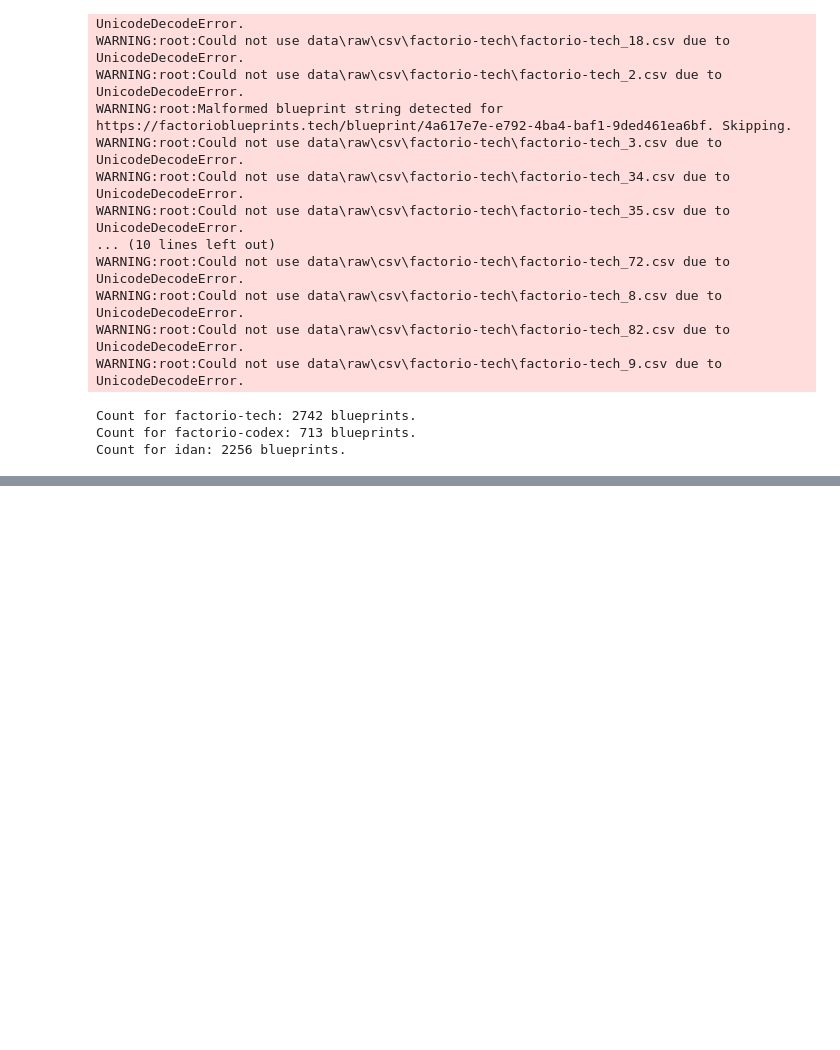
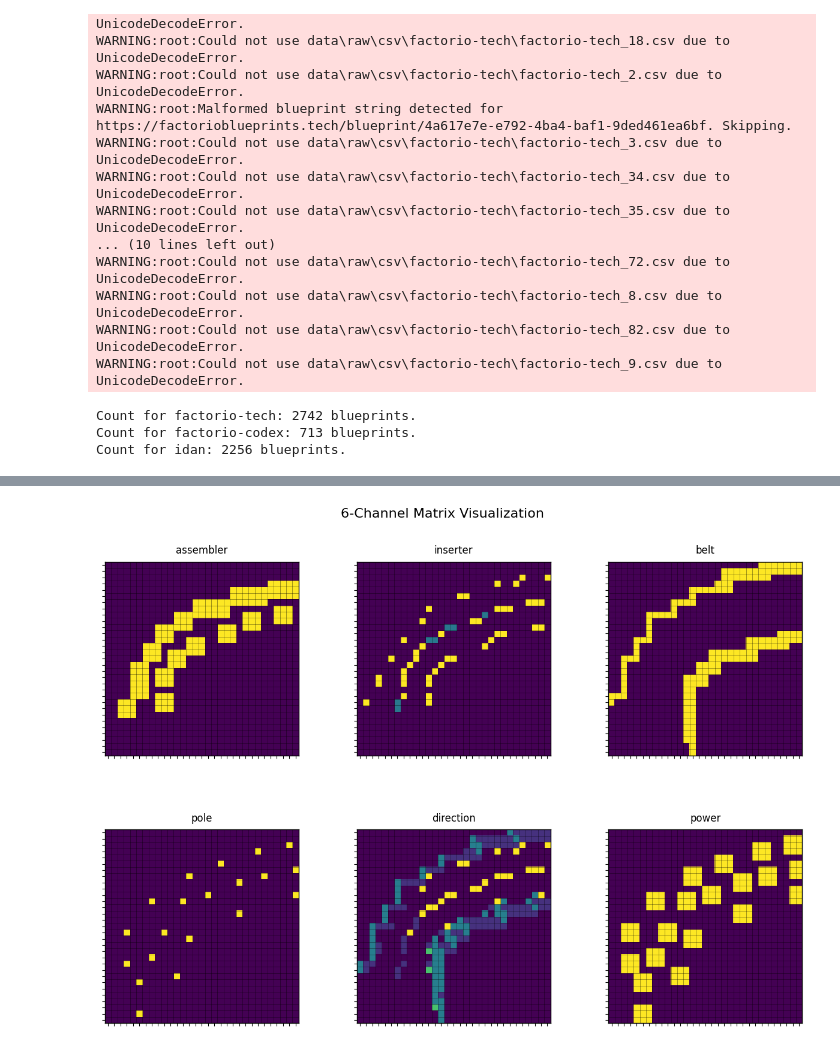
Before and after one commit to A-Vaillant/factorio-working-group, a Jupyter notebook: pipeline.ipynb, the cells around one changed output, grey strips where cells are left out. Drawn from its saved outputs; the diff is of its cells as text; code cells hidden in the pictures; blank space fills up the shorter version.

```diff
--- a/pipeline.ipynb
+++ b/pipeline.ipynb
@@ -57,3 +85,10 @@ NameError: name '__dict__' is not defined
+# %%
+from src.visualization import visualize_multichannel_matrix
+
+i = lll[2].get_matrix(dims=(30,30), repr_version=2)
+fig = visualize_multichannel_matrix(i)
+# %% [output]
+[figure, added]
 # %%
 from src.pipeline import loaders
 from src.syntheticdata import load_dataset
```
Also changed, not shown: parts of 3 cells of this notebook, 2 other files.
